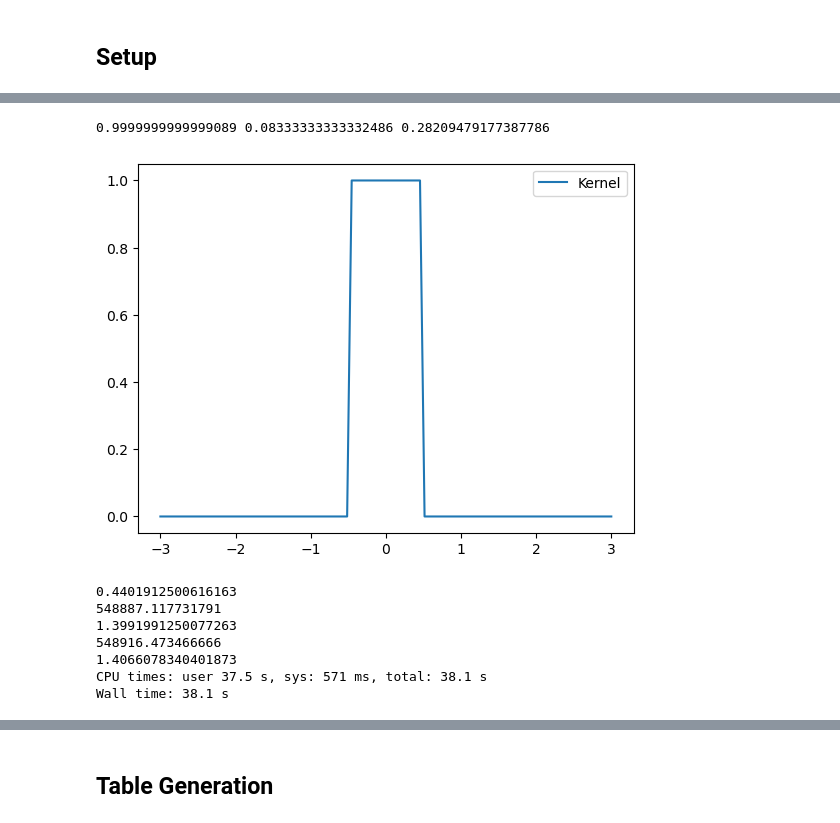
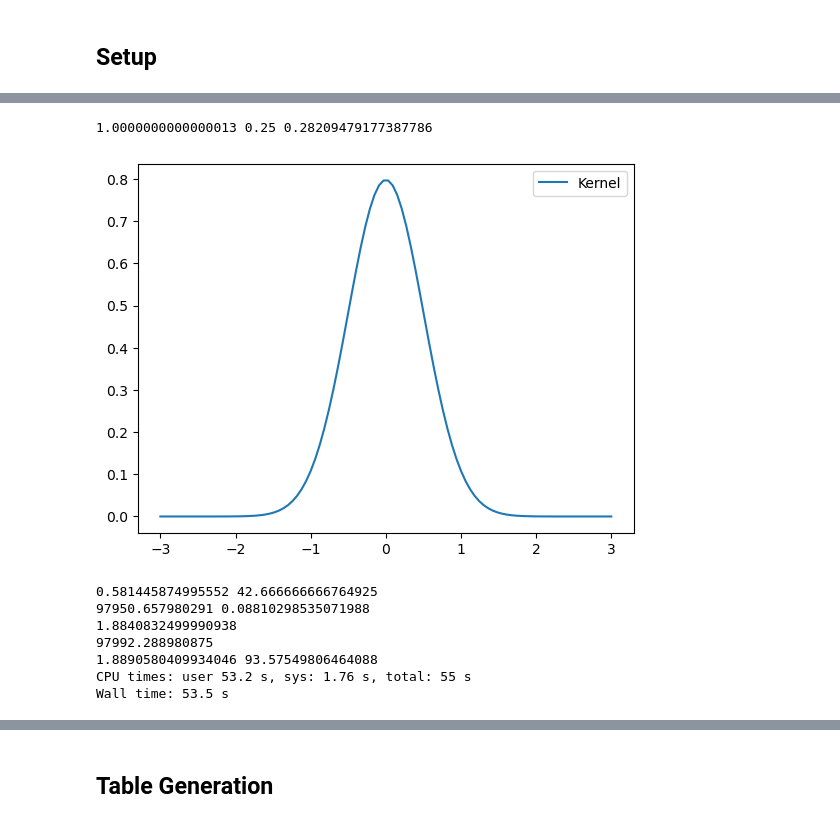
Before and after one commit to arulandu/joint-scrambling, a Jupyter notebook: main.ipynb, the cells around one changed output, grey strips where cells are left out. Saved outputs shown, nothing was run; the diff lists cells and outputs as text; code cells hidden in the pictures.

```diff
--- a/main.ipynb
+++ b/main.ipynb
@@ -55,29 +66,29 @@ dfZM = np.vectorize(lambda z : -np.sign(z)*Y.pdf(np.abs(z)/T)/(T*np.abs(z)))
 
 args = dict(r=2, n=int(1e4))
 # %%
-# k = np.vectorize(lambda x:np.exp(-(x**2)/(2*.1))/(np.sqrt(2*np.pi*.1)))
-k = np.vectorize(lambda x: (np.abs(x) < 0.5)*1.)
+k = np.vectorize(lambda x:np.exp(-(x**2)/(2*.25))/(np.sqrt(2*np.pi*.25)))
+# k = np.vectorize(lambda x: (np.abs(x) < 0.5)*1.)
 mabg = lambda a,b,g: quad(lambda t: (t**a)*(g(t)**b), -np.inf, np.inf)[0]
 rag = lambda a,g: quad(lambda t: g(t)**a, -np.inf, np.inf)[0]
 
 print(mabg(0,1,k), mabg(2,1,k), rag(2, Y.pdf))
 plt.plot(Ys_plot, k(Ys_plot), label="Kernel")
 # plt.plot(Ys_plot, Y.pdf(Ys_plot), label="Y")
 # plt.plot(Ys_plot, S.pdf(Ys_plot), label="S")
 plt.legend()
 plt.show()
 # %% [output]
-0.9999999999999089 0.08333333333332486 0.28209479177387786
+1.0000000000000013 0.25 0.28209479177387786
-[figure, old version]
+[figure, new version]
 # %%
 %%time
 st = time.perf_counter()
-coeffJS = mabg(0,1,k)/((mabg(2,1,k)**2)*mabg(0, 2, deriv(Y.pdf,2)))
+coeffJS = mabg(0,2,k)/((mabg(2,1,k)**2)*mabg(0, 2, deriv(Y.pdf,2)))
 st = time.perf_counter()-st
-print(st)
-coeffM = (3*mabg(0,2,deriv(k))*mabg(2,1,lambda y: fZM(y*T)))/((mabg(2,1,k)**2)*mabg(0,2,lambda y: deriv(dfZM, 2)(y*T)))
+print(st, coeffJS)
+coeffM = (3*mabg(0,2,deriv(k))*mabg(2,1,lambda y: fZM(y*T)))/((mabg(2,1,k)**2)*mabg(0,2,lambda y: y*deriv(dfZM, 2)(y*T)))
 st = time.perf_counter()-st
-print(st)
+print(st, coeffM)
 dbl1 = scipy.integrate.dblquad(lambda z,y: fZA(z), -np.inf, np.inf, lambda y:y, lambda y:y+T)[0] # 1.0000000005747378
 st = time.perf_counter()-st
 print(st)
@@ -86,14 +97,14 @@ st = time.perf_counter()-st
 print(st)
 coeffA = ((mabg(0,2,k)*dbl1)/((mabg(2,1,k)**2)*dbl2))
 st = time.perf_counter()-st
-print(st)
+print(st, coeffA)
 # %% [output]
-0.4401912500616163
-548887.117731791
-1.3991991250077263
-548916.473466666
-1.4066078340401873
-CPU times: user 37.5 s, sys: 571 ms, total: 38.1 s
-Wall time: 38.1 s
+0.581445874995552 42.666666666764925
+97950.657980291 0.08810298535071988
+1.8840832499990938
+97992.288980875
+1.8890580409934046 93.57549806464088
+CPU times: user 53.2 s, sys: 1.76 s, total: 55 s
+Wall time: 53.5 s
 # %%
 def hstarJS(n, r):
```
Also changed, not shown: parts of 11 cells of this notebook, 1 other file.
